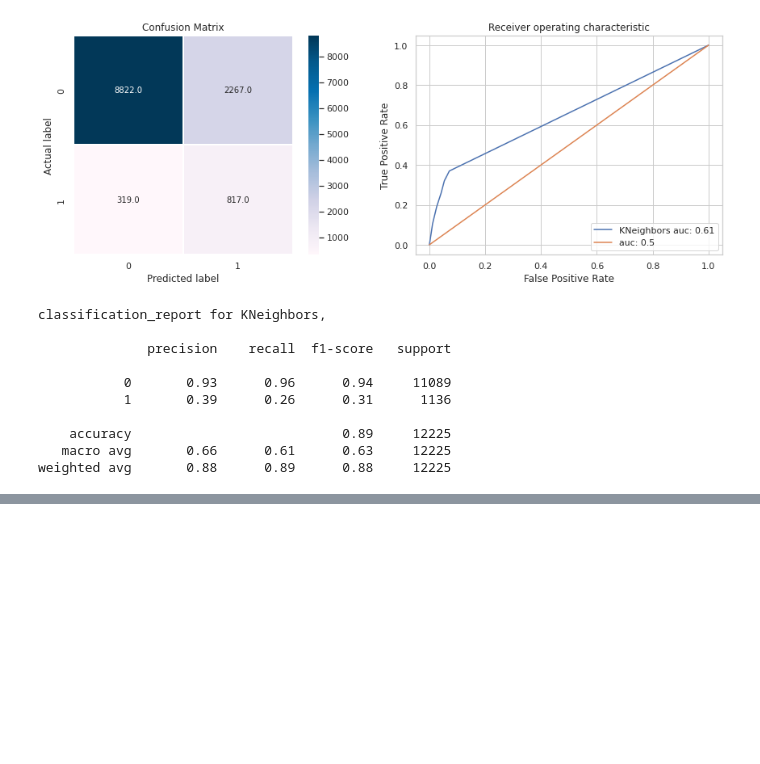
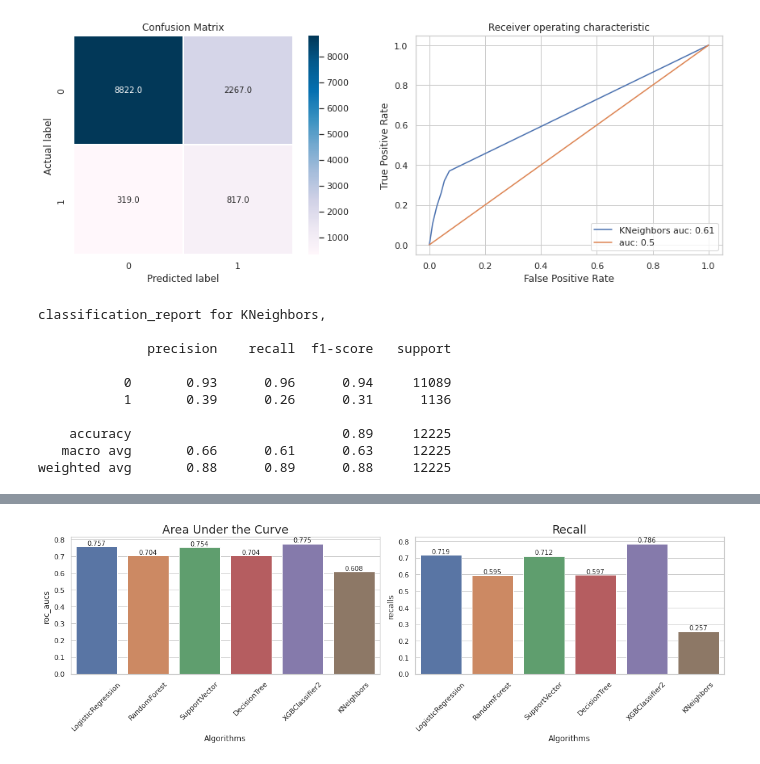
Before and after one commit to Sachimugu/ICU-survival, a Jupyter notebook: Notebook/2_Preprocessing_and_ML_Model.ipynb, the cells around one changed output, grey strips where cells are left out. Saved outputs shown, nothing was run; the diff lists cells and outputs as text; code cells hidden in the pictures; blank space fills up the shorter version.

```diff
--- a/Notebook/2_Preprocessing_and_ML_Model.ipynb
+++ b/Notebook/2_Preprocessing_and_ML_Model.ipynb
@@ -675,0 +511,20 @@ NameError: name 'tree_cv' is not defined
+# %%
+model_metrics=round(pd.read_csv('model_metrics.csv'),3)
+# %%
+plt.figure(figsize=(15,5))
+
+ax1=plt.subplot(1, 2, 1)
+ax=sns.barplot(data=model_metrics, x='models', y='roc_aucs', ax=ax1)
+plt.xlabel('Algorithms')
+plt.title('Area Under the Curve', fontsize=18)
+plt.xticks(rotation=45)
+ax.bar_label(ax.containers[0])
+ax2=plt.subplot(1, 2, 2)
+ax=sns.barplot(data=model_metrics, x='models', y='recalls', ax=ax2)
+plt.xlabel('Algorithms')
+plt.title('Recall', fontsize=18)
+plt.xticks(rotation=45)
+ax.bar_label(ax.containers[0])
+plt.tight_layout();
+# %% [output]
+[figure, added]
```
Also changed, not shown: parts of 50 cells of this notebook.
